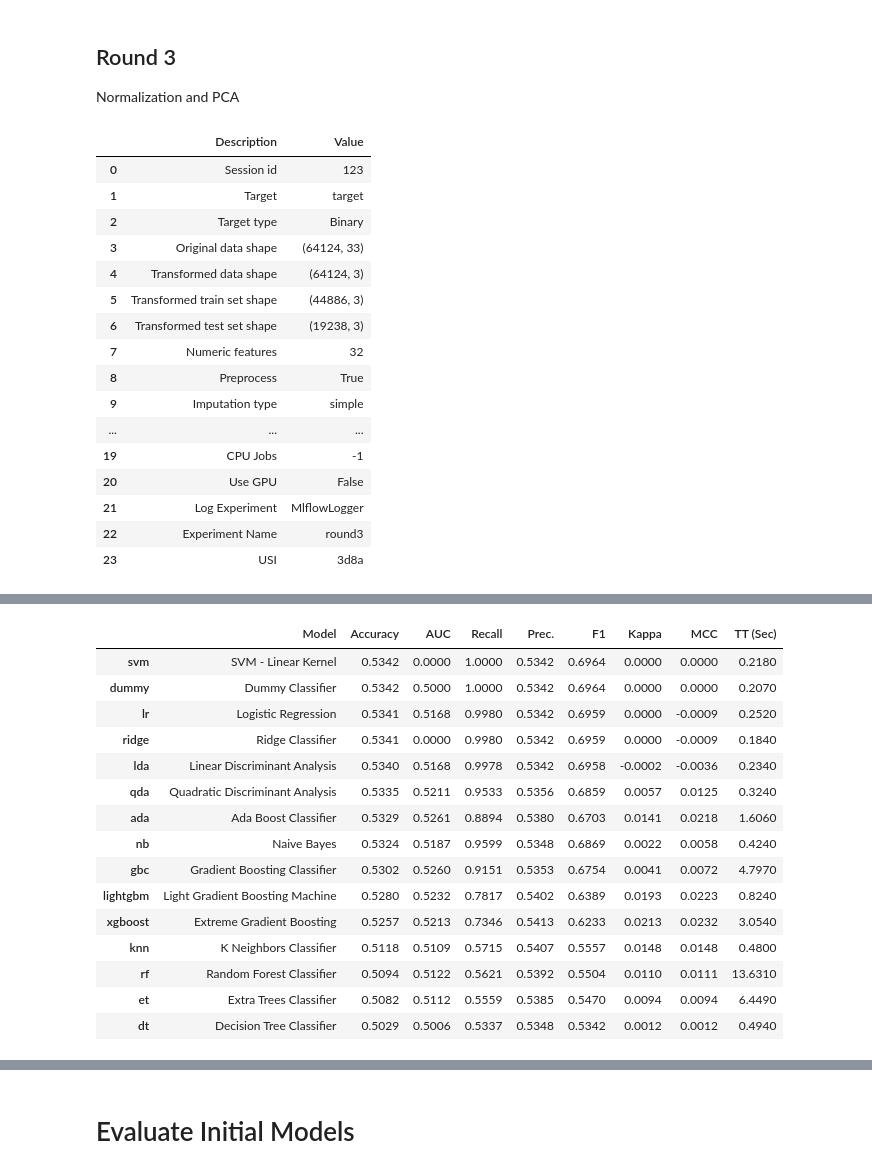
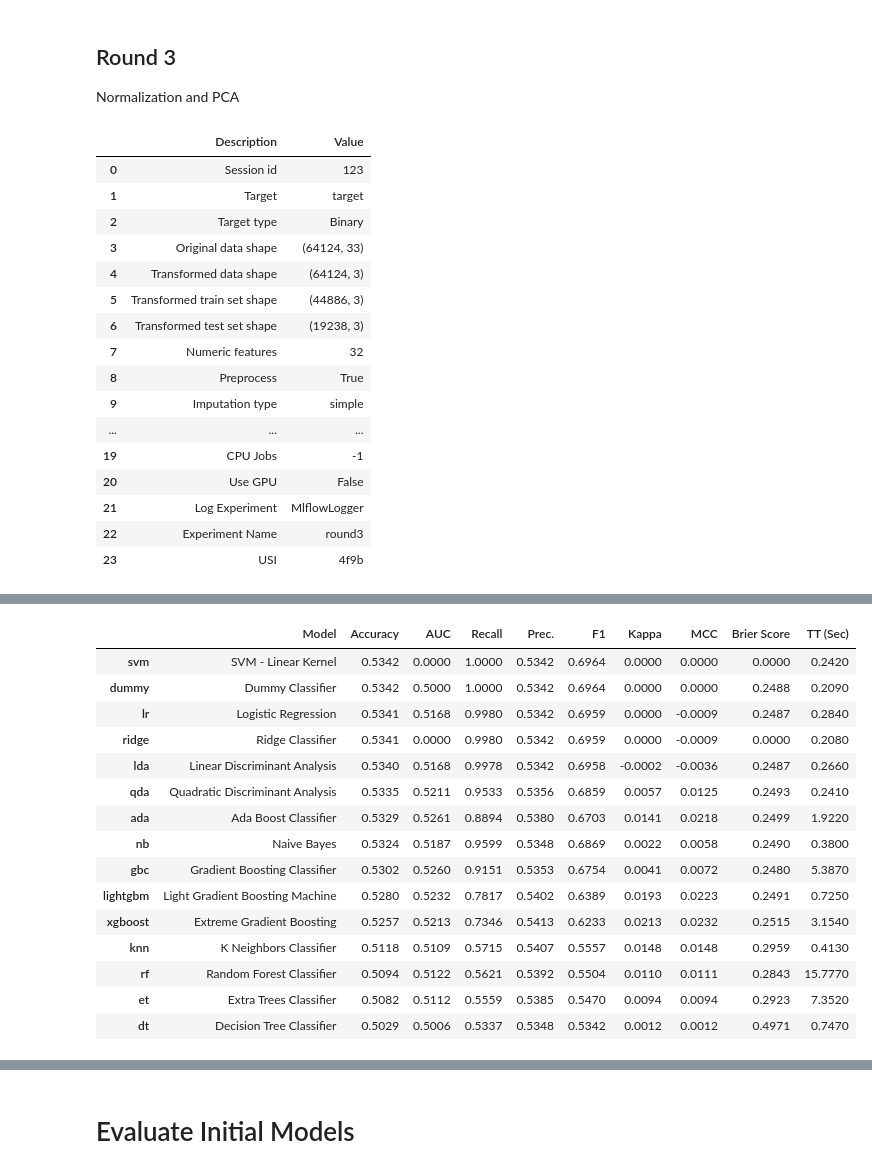
Before and after one commit to tlchampion/mwp_enhanced, a Jupyter notebook: modeling2/2_pycaret_modeling.ipynb, the cells around one changed output, grey strips where cells are left out. Cells and saved outputs as stored; diff of their text form; code cells hidden in the pictures.

```diff
--- a/modeling2/2_pycaret_modeling.ipynb
+++ b/modeling2/2_pycaret_modeling.ipynb
@@ -263,6 +297,8 @@ round3.setup(X_train  ,
              experiment_name = "round3",
              log_plots = True)
 
+round3.add_metric("brier", "Brier Score", brier_score_loss, greater_is_better = False, target="pred_proba")
+
 best3 = round3.compare_models()
 # %% [output]
 |  | Description | Value |
@@ -281,4 +317,4 @@ best3 = round3.compare_models()
 | 20 | Use GPU | False |
 | 21 | Log Experiment | MlflowLogger |
 | 22 | Experiment Name | round3 |
-| 23 | USI | 3d8a |
+| 23 | USI | 4f9b |
@@ -286,19 +321,19 @@ best3 = round3.compare_models()
 [interactive output not drawn]
-|  | Model | Accuracy | AUC | Recall | Prec. | F1 | Kappa | MCC | TT (Sec) |
-| svm | SVM - Linear Kernel | 0.5342 | 0.0000 | 1.0000 | 0.5342 | 0.6964 | 0.0000 | 0.0000 | 0.2180 |
-| dummy | Dummy Classifier | 0.5342 | 0.5000 | 1.0000 | 0.5342 | 0.6964 | 0.0000 | 0.0000 | 0.2070 |
-| lr | Logistic Regression | 0.5341 | 0.5168 | 0.9980 | 0.5342 | 0.6959 | 0.0000 | -0.0009 | 0.2520 |
-| ridge | Ridge Classifier | 0.5341 | 0.0000 | 0.9980 | 0.5342 | 0.6959 | 0.0000 | -0.0009 | 0.1840 |
-| lda | Linear Discriminant Analysis | 0.5340 | 0.5168 | 0.9978 | 0.5342 | 0.6958 | -0.0002 | -0.0036 | 0.2340 |
-| qda | Quadratic Discriminant Analysis | 0.5335 | 0.5211 | 0.9533 | 0.5356 | 0.6859 | 0.0057 | 0.0125 | 0.3240 |
-| ada | Ada Boost Classifier | 0.5329 | 0.5261 | 0.8894 | 0.5380 | 0.6703 | 0.0141 | 0.0218 | 1.6060 |
-| nb | Naive Bayes | 0.5324 | 0.5187 | 0.9599 | 0.5348 | 0.6869 | 0.0022 | 0.0058 | 0.4240 |
-| gbc | Gradient Boosting Classifier | 0.5302 | 0.5260 | 0.9151 | 0.5353 | 0.6754 | 0.0041 | 0.0072 | 4.7970 |
-| lightgbm | Light Gradient Boosting Machine | 0.5280 | 0.5232 | 0.7817 | 0.5402 | 0.6389 | 0.0193 | 0.0223 | 0.8240 |
-| xgboost | Extreme Gradient Boosting | 0.5257 | 0.5213 | 0.7346 | 0.5413 | 0.6233 | 0.0213 | 0.0232 | 3.0540 |
-| knn | K Neighbors Classifier | 0.5118 | 0.5109 | 0.5715 | 0.5407 | 0.5557 | 0.0148 | 0.0148 | 0.4800 |
-| rf | Random Forest Classifier | 0.5094 | 0.5122 | 0.5621 | 0.5392 | 0.5504 | 0.0110 | 0.0111 | 13.6310 |
-| et | Extra Trees Classifier | 0.5082 | 0.5112 | 0.5559 | 0.5385 | 0.5470 | 0.0094 | 0.0094 | 6.4490 |
-| dt | Decision Tree Classifier | 0.5029 | 0.5006 | 0.5337 | 0.5348 | 0.5342 | 0.0012 | 0.0012 | 0.4940 |
+|  | Model | Accuracy | AUC | Recall | Prec. | F1 | Kappa | MCC | Brier Score | TT (Sec) |
+| svm | SVM - Linear Kernel | 0.5342 | 0.0000 | 1.0000 | 0.5342 | 0.6964 | 0.0000 | 0.0000 | 0.0000 | 0.2420 |
+| dummy | Dummy Classifier | 0.5342 | 0.5000 | 1.0000 | 0.5342 | 0.6964 | 0.0000 | 0.0000 | 0.2488 | 0.2090 |
+| lr | Logistic Regression | 0.5341 | 0.5168 | 0.9980 | 0.5342 | 0.6959 | 0.0000 | -0.0009 | 0.2487 | 0.2840 |
+| ridge | Ridge Classifier | 0.5341 | 0.0000 | 0.9980 | 0.5342 | 0.6959 | 0.0000 | -0.0009 | 0.0000 | 0.2080 |
+| lda | Linear Discriminant Analysis | 0.5340 | 0.5168 | 0.9978 | 0.5342 | 0.6958 | -0.0002 | -0.0036 | 0.2487 | 0.2660 |
+| qda | Quadratic Discriminant Analysis | 0.5335 | 0.5211 | 0.9533 | 0.5356 | 0.6859 | 0.0057 | 0.0125 | 0.2493 | 0.2410 |
+| ada | Ada Boost Classifier | 0.5329 | 0.5261 | 0.8894 | 0.5380 | 0.6703 | 0.0141 | 0.0218 | 0.2499 | 1.9220 |
+| nb | Naive Bayes | 0.5324 | 0.5187 | 0.9599 | 0.5348 | 0.6869 | 0.0022 | 0.0058 | 0.2490 | 0.3800 |
+| gbc | Gradient Boosting Classifier | 0.5302 | 0.5260 | 0.9151 | 0.5353 | 0.6754 | 0.0041 | 0.0072 | 0.2480 | 5.3870 |
+| lightgbm | Light Gradient Boosting Machine | 0.5280 | 0.5232 | 0.7817 | 0.5402 | 0.6389 | 0.0193 | 0.0223 | 0.2491 | 0.7250 |
+| xgboost | Extreme Gradient Boosting | 0.5257 | 0.5213 | 0.7346 | 0.5413 | 0.6233 | 0.0213 | 0.0232 | 0.2515 | 3.1540 |
+| knn | K Neighbors Classifier | 0.5118 | 0.5109 | 0.5715 | 0.5407 | 0.5557 | 0.0148 | 0.0148 | 0.2959 | 0.4130 |
+| rf | Random Forest Classifier | 0.5094 | 0.5122 | 0.5621 | 0.5392 | 0.5504 | 0.0110 | 0.0111 | 0.2843 | 15.7770 |
+| et | Extra Trees Classifier | 0.5082 | 0.5112 | 0.5559 | 0.5385 | 0.5470 | 0.0094 | 0.0094 | 0.2923 | 7.3520 |
+| dt | Decision Tree Classifier | 0.5029 | 0.5006 | 0.5337 | 0.5348 | 0.5342 | 0.0012 | 0.0012 | 0.4971 | 0.7470 |
 [interactive output not drawn]
 # %%
```
Also changed, not shown: parts of 25 cells of this notebook, 10 other files.
